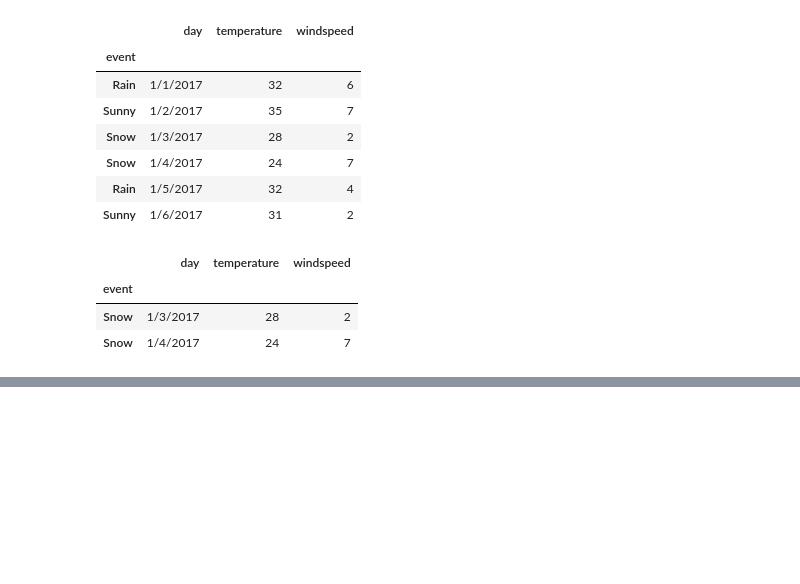
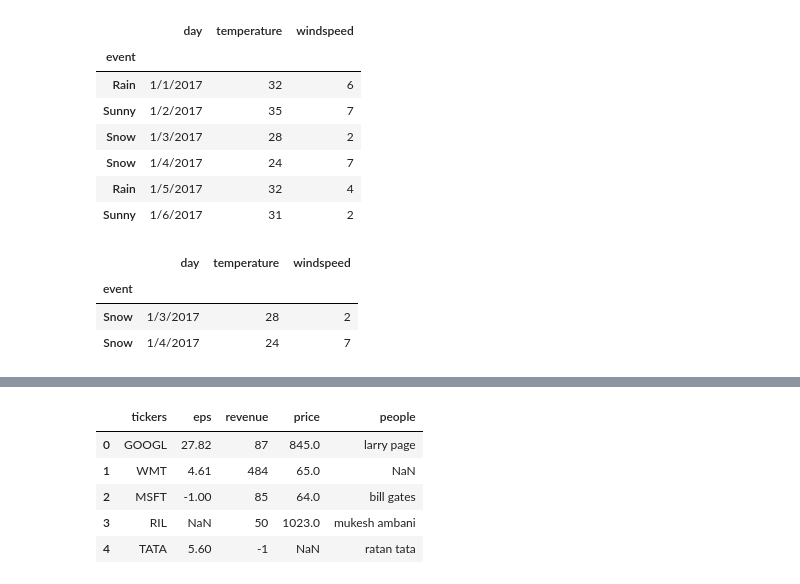
Before and after one commit to subsain/python_files, a Jupyter notebook: d5_d7/panda.ipynb, the cells around one changed output, grey strips where cells are left out. Drawn from its saved outputs; the diff is of its cells as text; code cells hidden in the pictures; blank space fills up the shorter version.

```diff
--- a/d5_d7/panda.ipynb
+++ b/d5_d7/panda.ipynb
@@ -189,0 +279,11 @@ df.loc['Snow']
+# %%
+# we can can
+df=pd.read_csv('C:\\Users\\hp\\Desktop\\new_subhash\\stock_data.csv',skiprows=1, na_values=['not available','n.a.'])
+df
+# %% [output]
+|  | tickers | eps | revenue | price | people |
+| 0 | GOOGL | 27.82 | 87 | 845.0 | larry page |
+| 1 | WMT | 4.61 | 484 | 65.0 | NaN |
+| 2 | MSFT | -1.00 | 85 | 64.0 | bill gates |
+| 3 | RIL | NaN | 50 | 1023.0 | mukesh ambani |
+| 4 | TATA | 5.60 | -1 | NaN | ratan tata |
```
Also changed, not shown: parts of 22 cells of this notebook, 9 other files.
